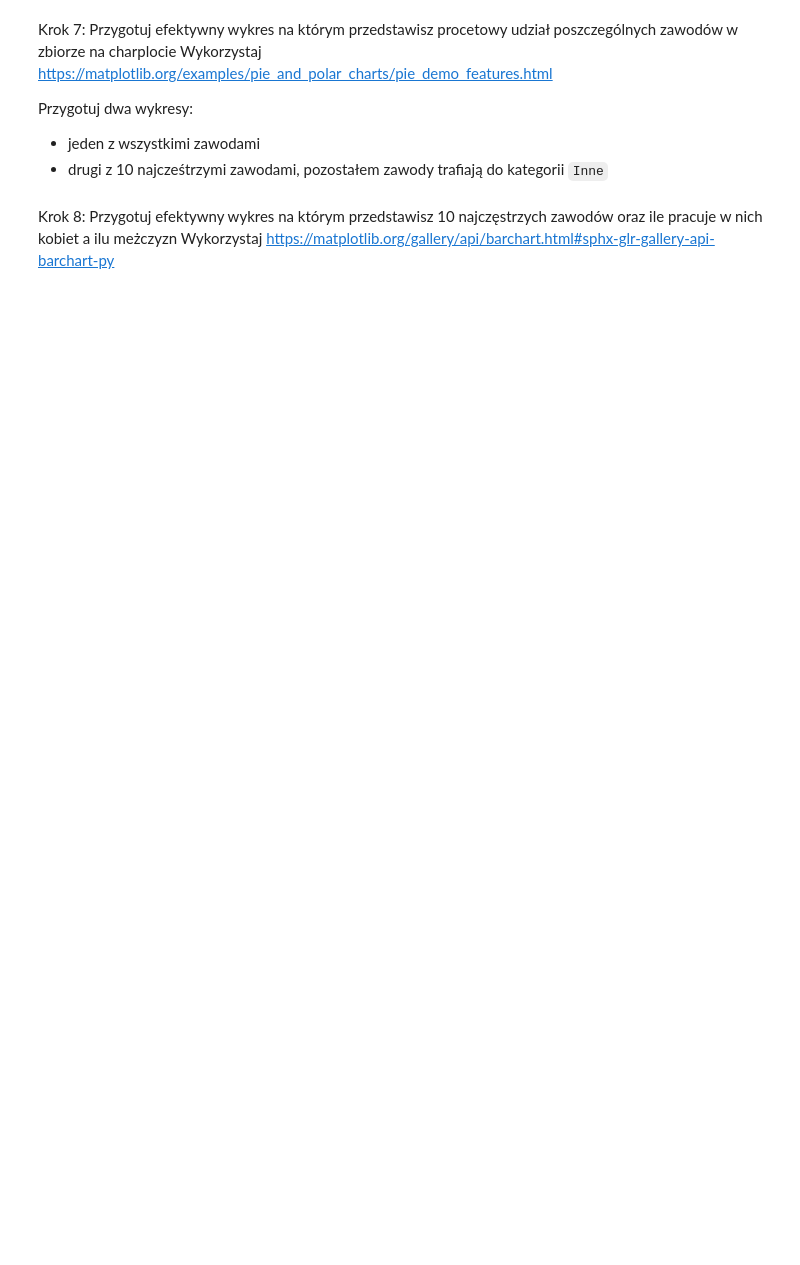
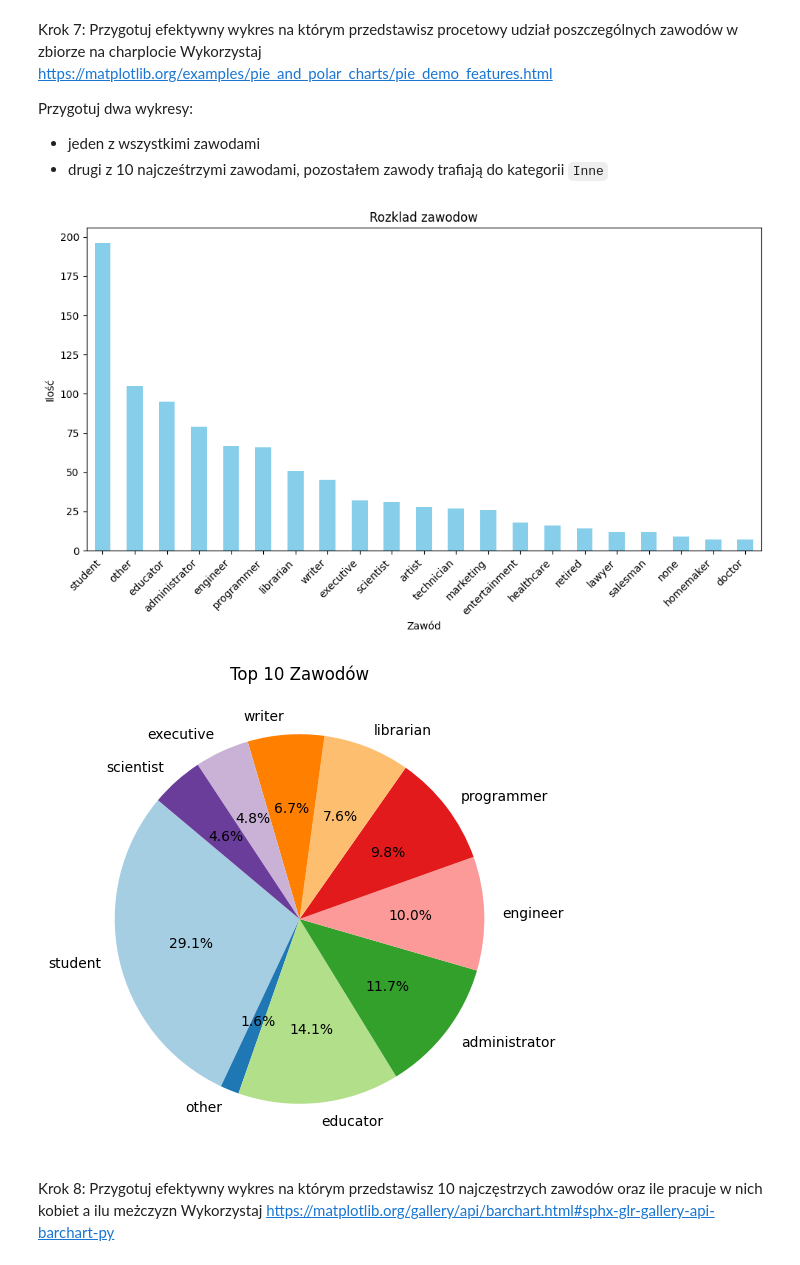
Before and after one commit to JKosciukiewicz/effective_python, a Jupyter notebook: lab12.ipynb, the cells around one changed output. Cells and saved outputs as stored; diff of their text form; code cells hidden in the pictures; blank space fills up the shorter version.

```diff
--- a/lab12.ipynb
+++ b/lab12.ipynb
@@ -141,5 +141,8 @@ Odchylenie standardowe 0.00012006155432498086
 ## Część II
 # %% [markdown]
 Krok 1: Wczytaj dane
+# %%
+import pandas as pd
+ocupation = pd.read_csv("./lab12_files/ocupation.csv",sep='|')
 # %% [markdown]
 Krok 2: Podejrzyj pierwsze 25 rekordów
@@ -158,6 +209,29 @@ Wykorzystaj https://matplotlib.org/examples/pie_and_polar_charts/pie_demo_featur
 Przygotuj dwa wykresy:
 - jeden z wszystkimi zawodami
 - drugi z 10 najcześtrzymi zawodami, pozostałem zawody trafiają do kategorii `Inne`
+# %%
+import matplotlib.pyplot as plt
+
+plt.figure(figsize=(10, 6))
+ocupation['occupation'].value_counts().plot(kind='bar', color='skyblue')
+plt.title('Rozklad zawodow')
+plt.xlabel('Zawód')
+plt.ylabel('Ilość')
+plt.xticks(rotation=45, ha='right')
+plt.tight_layout()
+plt.show()
+
+top_10_occupations = ocupation['occupation'].value_counts().nlargest(10)
+other_occupations_count = ocupation['occupation'].nunique() - 10
+top_10_occupations['other'] = other_occupations_count
+
+plt.figure(figsize=(10, 6))
+plt.pie(top_10_occupations, labels=top_10_occupations.index, autopct='%1.1f%%', startangle=140, colors=plt.cm.Paired.colors)
+plt.title('Top 10 Zawodów')
+plt.show()
+# %% [output]
+[figure, added]
+[figure, added]
 # %% [markdown]
 Krok 8: Przygotuj efektywny wykres na którym przedstawisz 10 najczęstrzych zawodów oraz ile pracuje w nich kobiet a ilu meżczyzn
 Wykorzystaj https://matplotlib.org/gallery/api/barchart.html#sphx-glr-gallery-api-barchart-py
```
Also changed, not shown: parts of 8 cells of this notebook.
